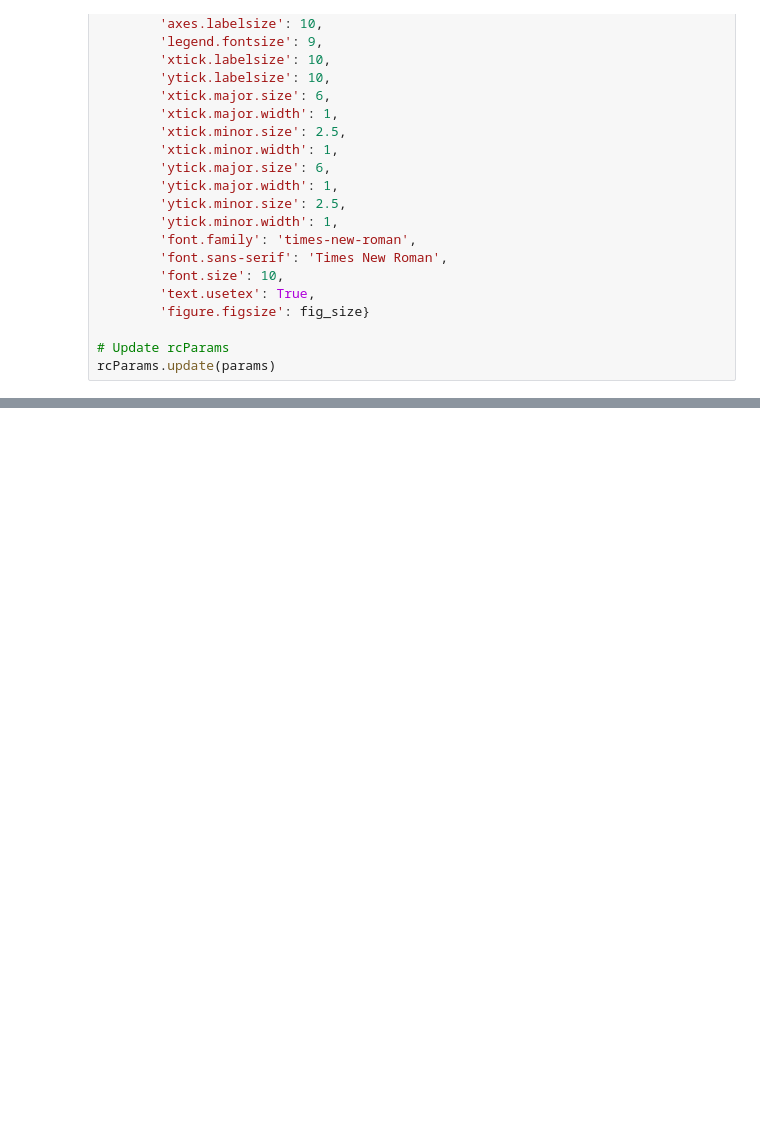
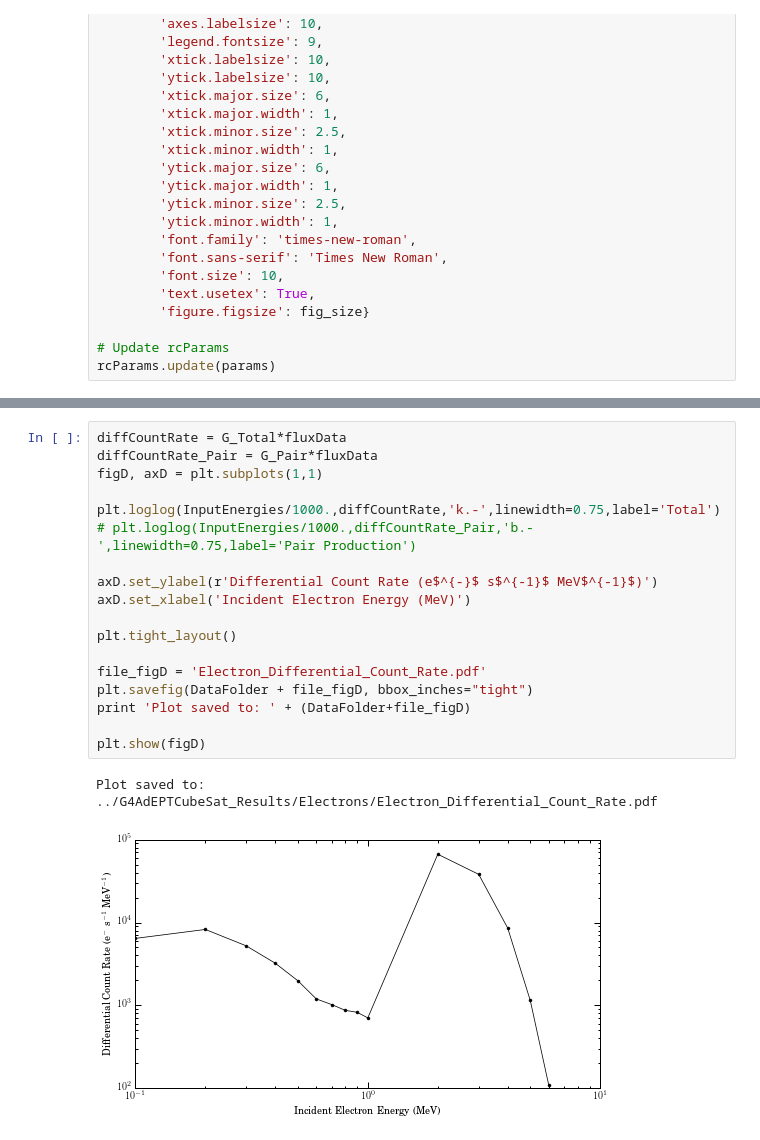
Before and after one commit to mkurnell/G4AdEPTCubeSat-Analysis, a Jupyter notebook: G4AdEPTCubeSat Geometry Factor Electrons.ipynb, the cells around one changed output, grey strips where cells are left out. Drawn from its saved outputs; the diff is of its cells as text; blank space fills up the shorter version.

```diff
--- a/G4AdEPTCubeSat Geometry Factor Electrons.ipynb
+++ b/G4AdEPTCubeSat Geometry Factor Electrons.ipynb
@@ -219,0 +295,21 @@ print relErr_G_Pair*100.
+# %%
+diffCountRate = G_Total*fluxData
+diffCountRate_Pair = G_Pair*fluxData
+figD, axD = plt.subplots(1,1)
+
+plt.loglog(InputEnergies/1000.,diffCountRate,'k.-',linewidth=0.75,label='Total')
+# plt.loglog(InputEnergies/1000.,diffCountRate_Pair,'b.-',linewidth=0.75,label='Pair Production')
+
+axD.set_ylabel(r'Differential Count Rate (e$^{-}$ s$^{-1}$ MeV$^{-1}$)')
+axD.set_xlabel('Incident Electron Energy (MeV)')
+
+plt.tight_layout()
+
+file_figD = 'Electron_Differential_Count_Rate.pdf'
+plt.savefig(DataFolder + file_figD, bbox_inches="tight")
+print 'Plot saved to: ' + (DataFolder+file_figD)
+
+plt.show(figD)
+# %% [output]
+Plot saved to: ../G4AdEPTCubeSat_Results/Electrons/Electron_Differential_Count_Rate.pdf
+[figure, added]
```
Also changed, not shown: parts of 7 cells of this notebook, 4 other files.
